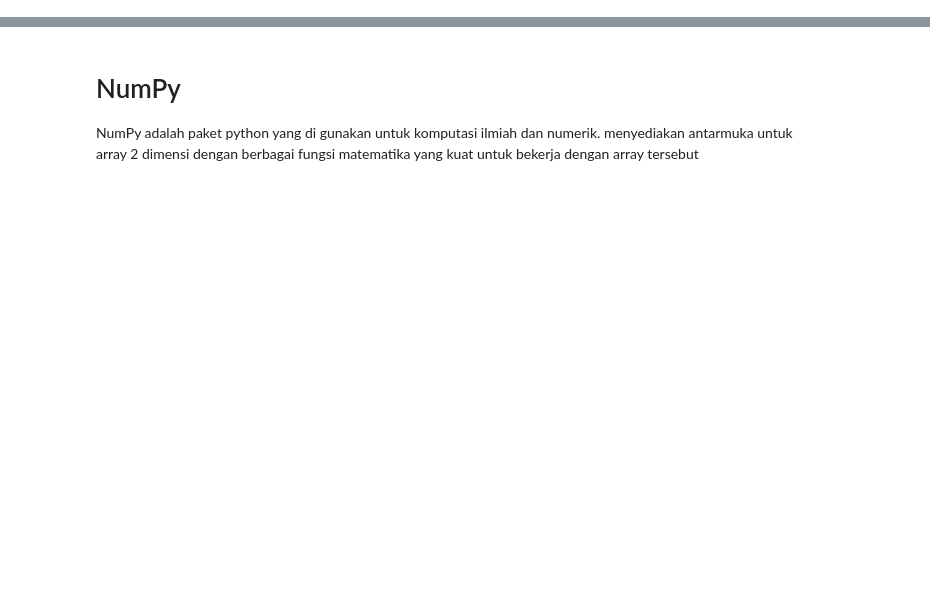
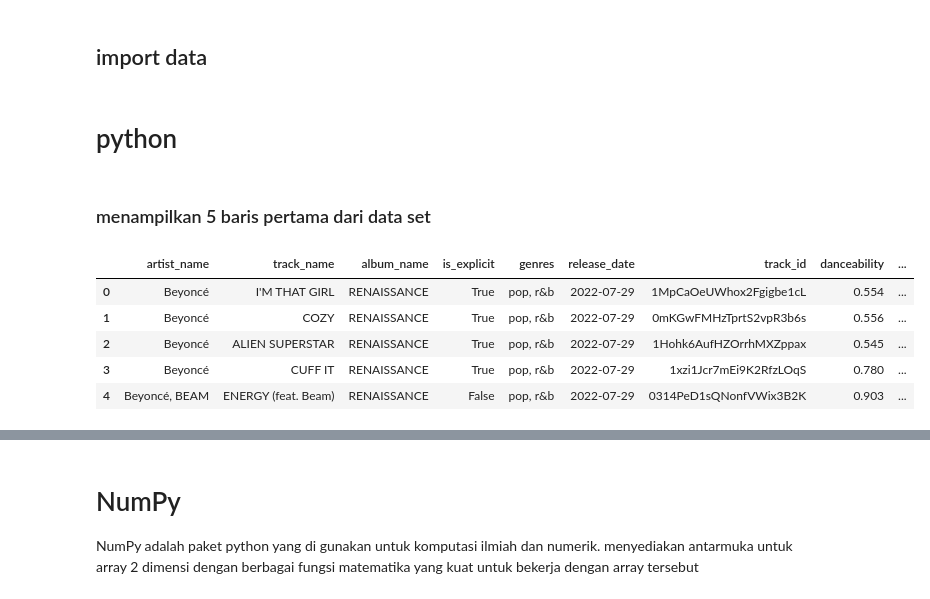
Before and after one commit to Endraagustino22/pembelajaran-mesin, a Jupyter notebook: Main.ipynb, the cells around one changed output, grey strips where cells are left out. Drawn from its saved outputs; the diff is of its cells as text; code cells hidden in the pictures; blank space fills up the shorter version.

```diff
--- a/Main.ipynb
+++ b/Main.ipynb
@@ -15,0 +9,2 @@ umur
+# %% [markdown]
+## import data
@@ -15,0 +16,13 @@ umur
+# %% [markdown]
+# python
+# %% [markdown]
+### menampilkan 5 baris pertama dari data set
+# %%
+beyonceTracks.head()
+# %% [output]
+|  | artist_name | track_name | album_name | is_explicit | genres | release_date | track_id | danceability | ... |
+| 0 | Beyoncé | I'M THAT GIRL | RENAISSANCE | True | pop, r&b | 2022-07-29 | 1MpCaOeUWhox2Fgigbe1cL | 0.554 | ... |
+| 1 | Beyoncé | COZY | RENAISSANCE | True | pop, r&b | 2022-07-29 | 0mKGwFMHzTprtS2vpR3b6s | 0.556 | ... |
+| 2 | Beyoncé | ALIEN SUPERSTAR | RENAISSANCE | True | pop, r&b | 2022-07-29 | 1Hohk6AufHZOrrhMXZppax | 0.545 | ... |
+| 3 | Beyoncé | CUFF IT | RENAISSANCE | True | pop, r&b | 2022-07-29 | 1xzi1Jcr7mEi9K2RfzLOqS | 0.780 | ... |
+| 4 | Beyoncé, BEAM | ENERGY (feat. Beam) | RENAISSANCE | False | pop, r&b | 2022-07-29 | 0314PeD1sQNonfVWix3B2K | 0.903 | ... |
```
Also changed, not shown: parts of 47 cells of this notebook.
